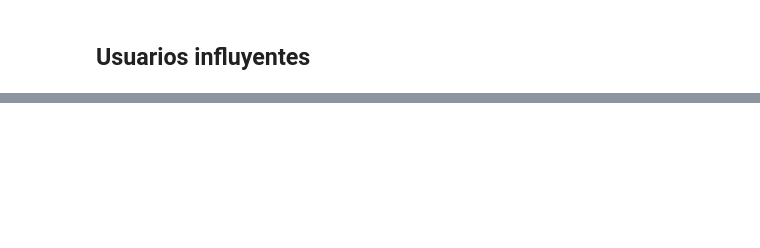
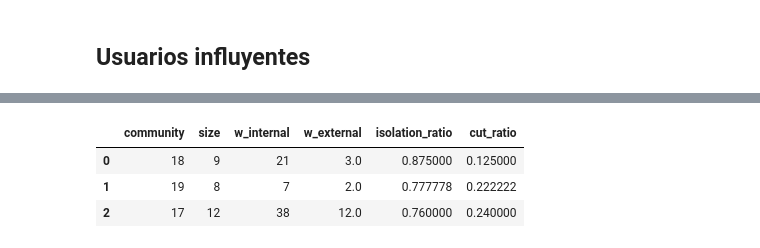
Before and after one commit to DiegoGarV/lab6-DS, a Jupyter notebook: src/main.ipynb, the cells around one changed output, grey strips where cells are left out. Drawn from its saved outputs; the diff is of its cells as text; code cells hidden in the pictures; blank space fills up the shorter version.

```diff
--- a/src/main.ipynb
+++ b/src/main.ipynb
@@ -1580,0 +1589,95 @@ display(top_overall[["user","community","score_influence","deg_c","betweenness",
+# %%
+import pandas as pd
+import numpy as np
+import networkx as nx
+
+# --- AISLAMIENTO A NIVEL DE COMUNIDAD (Leiden) ---
+
+try:
+    node2com = dict(node_df[["user","community"]].itertuples(index=False, name=None))
+except Exception:
+    raise RuntimeError("node_df con la columna 'community' no está disponible. Corre el inciso 6 (Leiden) antes.")
+
+# Cargar tweets limpios (los mismos que usaste en incisos anteriores)
+tweets = pd.read_csv("../data/clean_data.csv")
+
+# Normalizar usuario
+if "Username" in tweets.columns:
+    tweets["user"] = tweets["Username"].str.lower()
+elif "user" in tweets.columns:
+    tweets["user"] = tweets["user"].str.lower()
+else:
+    raise ValueError("No encuentro columna de usuario en clean_data.csv (esperaba 'Username' o 'user').")
+
+# Asegurar columna de hashtags normalizada
+def extract_hashtags(x):
+    if isinstance(x, list):
+        return [h.lower().lstrip("#") for h in x]
+    x = str(x)
+    return [h.lower().lstrip("#") for h in x.split() if h.startswith("#")]
+
+if "hashtags" in tweets.columns:
+    tweets["hashtags_norm"] = tweets["hashtags"].apply(extract_hashtags)
+else:
+    # fallback: buscarlos en el texto limpio
+    text_col_candidates = ["clean_tweet","clean_text","tweet_clean","text_clean","clean"]
+    text_col = next((c for c in text_col_candidates if c in tweets.columns), None)
+    if text_col is None:
+        raise ValueError("No encuentro columna de texto limpio ni de hashtags.")
+    tweets["hashtags_norm"] = tweets[text_col].apply(extract_hashtags)
+
+# Armar edges por comunidad
+E2 = edges[["source","target","weight"]].copy()
+E2["com_s"] = E2["source"].map(node2com)
+E2["com_t"] = E2["target"].map(node2com)
+
+# Tamaño por comunidad
+comm_sizes = pd.Series(node2com).value_counts().sort_index()
+
+# Pesos internos/externos por comunidad
+internal_c = E2[E2["com_s"] == E2["com_t"]].groupby("com_s")["weight"].sum()
+cut = E2[E2["com_s"] != E2["com_t"]]
+ext_out_c = cut.groupby("com_s")["weight"].sum()
+ext_in_c  = cut.groupby("com_t")["weight"].sum()
+external_c = ext_out_c.add(ext_in_c, fill_value=0)
+
+comm_ids = sorted(set(E2["com_s"].dropna().unique()).union(set(E2["com_t"].dropna().unique())))
+comm_df = pd.DataFrame({
+    "community": comm_ids,
+    "size": comm_sizes.reindex(comm_ids).fillna(0).astype(int).values,
+    "w_internal": internal_c.reindex(comm_ids).fillna(0).values,
+    "w_external": external_c.reindex(comm_ids).fillna(0).values
+})
+comm_df["isolation_ratio"] = comm_df["w_internal"] / (comm_df["w_internal"] + comm_df["w_external"] + 1e-9)
+comm_df["cut_ratio"] = 1 - comm_df["isolation_ratio"]
+
+# Comunidades "casi aisladas"
+iso_comms = comm_df.query("size >= 3 and size <= 80 and cut_ratio <= 0.25") \
+                   .sort_values(["cut_ratio","size"], ascending=[True, True]).reset_index(drop=True)
+
+display(comm_df.sort_values("cut_ratio").head(10))
+display(iso_comms.head(10))
+
+# Perfil de comunidades aisladas
+rows_c = []
+for cid in iso_comms["community"].tolist():
+    members = [n for n, c in node2com.items() if c == cid]
+    top_in_c = sorted(((n, strength_in.get(n,0)) for n in members),
+                      key=lambda x:x[1], reverse=True)[:5]
+    t_c = tweets[tweets["user"].isin(members)]
+    hashtag_counts = pd.Series([
+        h for lst in t_c["hashtags_norm"]
+        for h in (lst if isinstance(lst, list) else [])
+    ]).value_counts().head(10)
+
+    rows_c.append({
+        "community": cid,
+        "size": len(members),
+        "cut_ratio": float(comm_df.loc[comm_df.community==cid, "cut_ratio"].iloc[0]),
+        "top5_in_strength": top_in_c,
+        "top_hashtags": list(hashtag_counts.index),
+    })
+
+isolated_communities_profile = pd.DataFrame(rows_c).sort_values(["cut_ratio","size"], ascending=[True, True])
+display(isolated_communities_profile)
+# %% [output]
@@ -1580,0 +1695,4 @@ display(top_overall[["user","community","score_influence","deg_c","betweenness",
+|  | community | size | w_internal | w_external | isolation_ratio | cut_ratio |
+| 0 | 18 | 9 | 21 | 3.0 | 0.875000 | 0.125000 |
+| 1 | 19 | 8 | 7 | 2.0 | 0.777778 | 0.222222 |
+| 2 | 17 | 12 | 38 | 12.0 | 0.760000 | 0.240000 |
```
Also changed, not shown: parts of 16 cells of this notebook.
